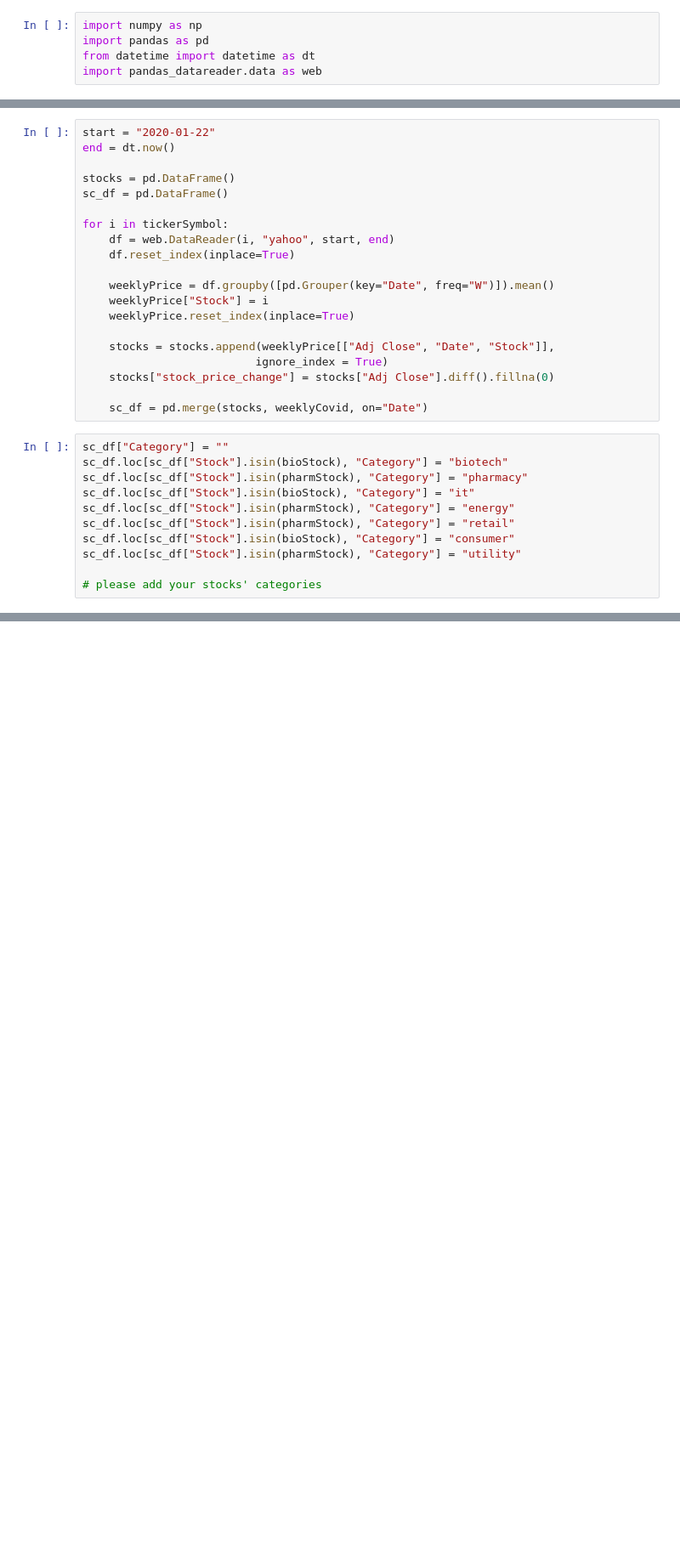
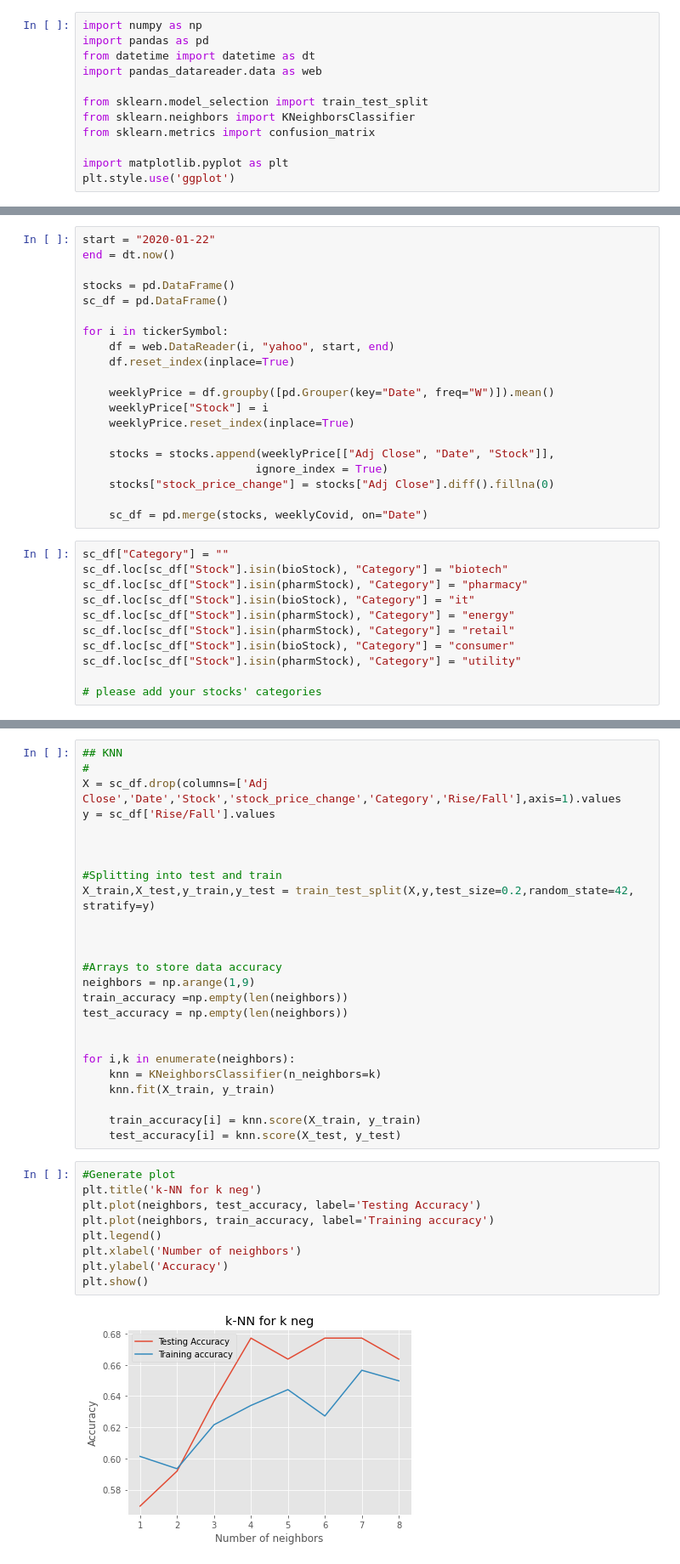
Before and after one commit to jagadeeshmeesala/notebooks, a Jupyter notebook: 602-final-project/CleanData.ipynb, the cells around one changed output, grey strips where cells are left out. Shown: that part at 85% size. Cells and saved outputs as stored; diff of their text form; blank space fills up the shorter version.

```diff
--- a/602-final-project/CleanData.ipynb
+++ b/602-final-project/CleanData.ipynb
@@ -3,6 +3,13 @@ import numpy as np
 import pandas as pd
 from datetime import datetime as dt
 import pandas_datareader.data as web
+
+from sklearn.model_selection import train_test_split
+from sklearn.neighbors import KNeighborsClassifier
+from sklearn.metrics import confusion_matrix
+
+import matplotlib.pyplot as plt
+plt.style.use('ggplot')
 # %%
 rawCovid = pd.read_csv("covid.csv")
 variables = ["submission_date", "tot_cases", "new_case", "tot_death", "new_death"]
@@ -85,2 +92,38 @@ sc_df
 | 1111 | 139.101999 | 2020-11-08 | VPU | 1.339996 | 1161657 | 10032.0 | 25108 | 53.0 | ... |
 1111 rows × 12 columns
+# %%
+## KNN
+#
+X = sc_df.drop(columns=['Adj Close','Date','Stock','stock_price_change','Category','Rise/Fall'],axis=1).values
+y = sc_df['Rise/Fall'].values
+
+
+
+#Splitting into test and train
+X_train,X_test,y_train,y_test = train_test_split(X,y,test_size=0.2,random_state=42, stratify=y)
+
+
+
+#Arrays to store data accuracy
+neighbors = np.arange(1,9)
+train_accuracy =np.empty(len(neighbors))
+test_accuracy = np.empty(len(neighbors))
+
+
+for i,k in enumerate(neighbors):
+    knn = KNeighborsClassifier(n_neighbors=k)
+    knn.fit(X_train, y_train)
+
+    train_accuracy[i] = knn.score(X_train, y_train)
+    test_accuracy[i] = knn.score(X_test, y_test)
+# %%
+#Generate plot
+plt.title('k-NN for k neg')
+plt.plot(neighbors, test_accuracy, label='Testing Accuracy')
+plt.plot(neighbors, train_accuracy, label='Training accuracy')
+plt.legend()
+plt.xlabel('Number of neighbors')
+plt.ylabel('Accuracy')
+plt.show()
+# %% [output]
+[figure, added]
```
Also changed, not shown: parts of 6 cells of this notebook, 1 other file.
